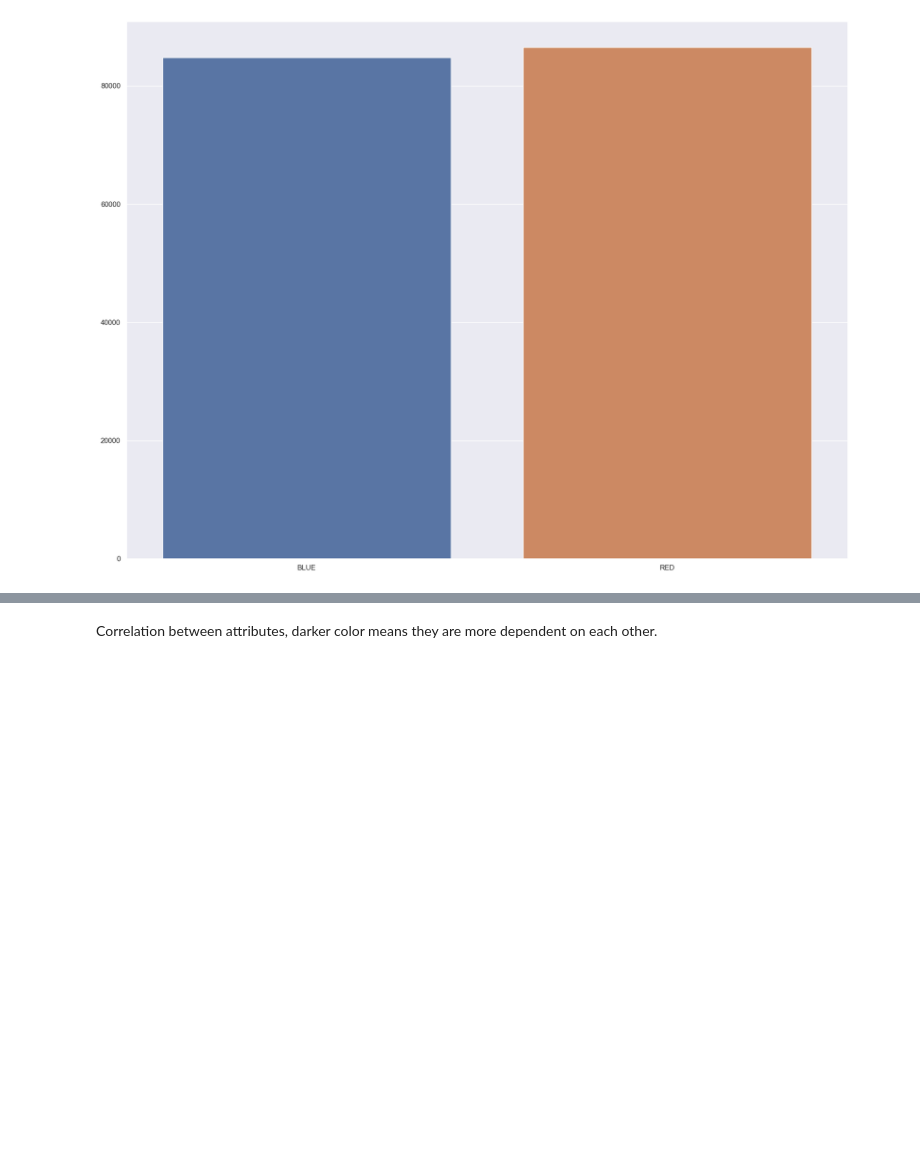
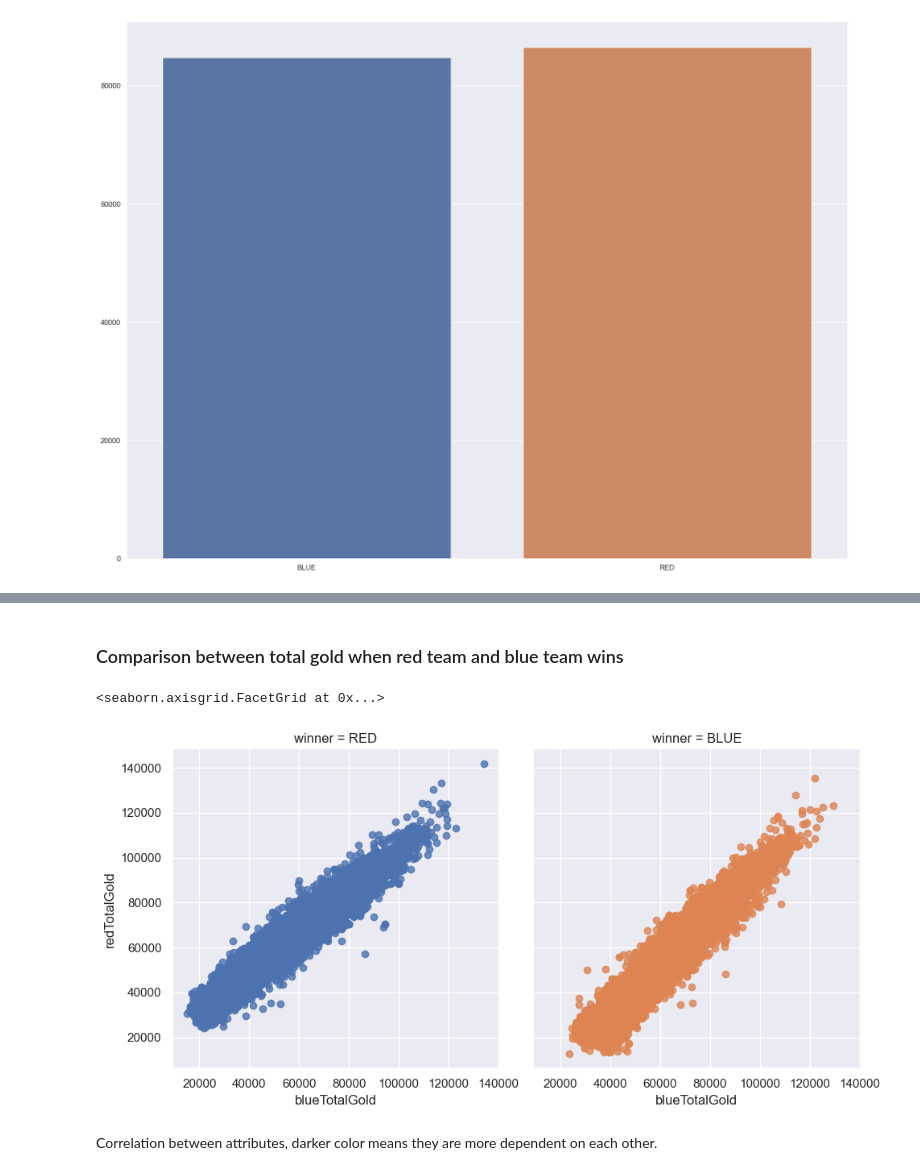
Before and after one commit to perkzen/Data_science_and_ML_notebooks, a Jupyter notebook: league_of_legneds_ml/notebook.ipynb, the cells around one changed output, grey strips where cells are left out. Cells and saved outputs as stored; diff of their text form; code cells hidden in the pictures; blank space fills up the shorter version.

```diff
--- a/league_of_legneds_ml/notebook.ipynb
+++ b/league_of_legneds_ml/notebook.ipynb
@@ -146,3 +156,13 @@ Red team wins:  86512
+# %% [markdown]
+### Comparison between total gold when red team and blue team wins
+# %%
+sns.lmplot(x='blueTotalGold', y='redTotalGold', data=df,
+          fit_reg=False,
+          hue='winner',
+          col='winner')
+# %% [output]
+<seaborn.axisgrid.FacetGrid at 0x...>
+[figure, added]
 # %% [markdown]
 Correlation between attributes, darker color means they are more dependent on each other.
 # %%
```
Also changed, not shown: parts of 9 cells of this notebook.
